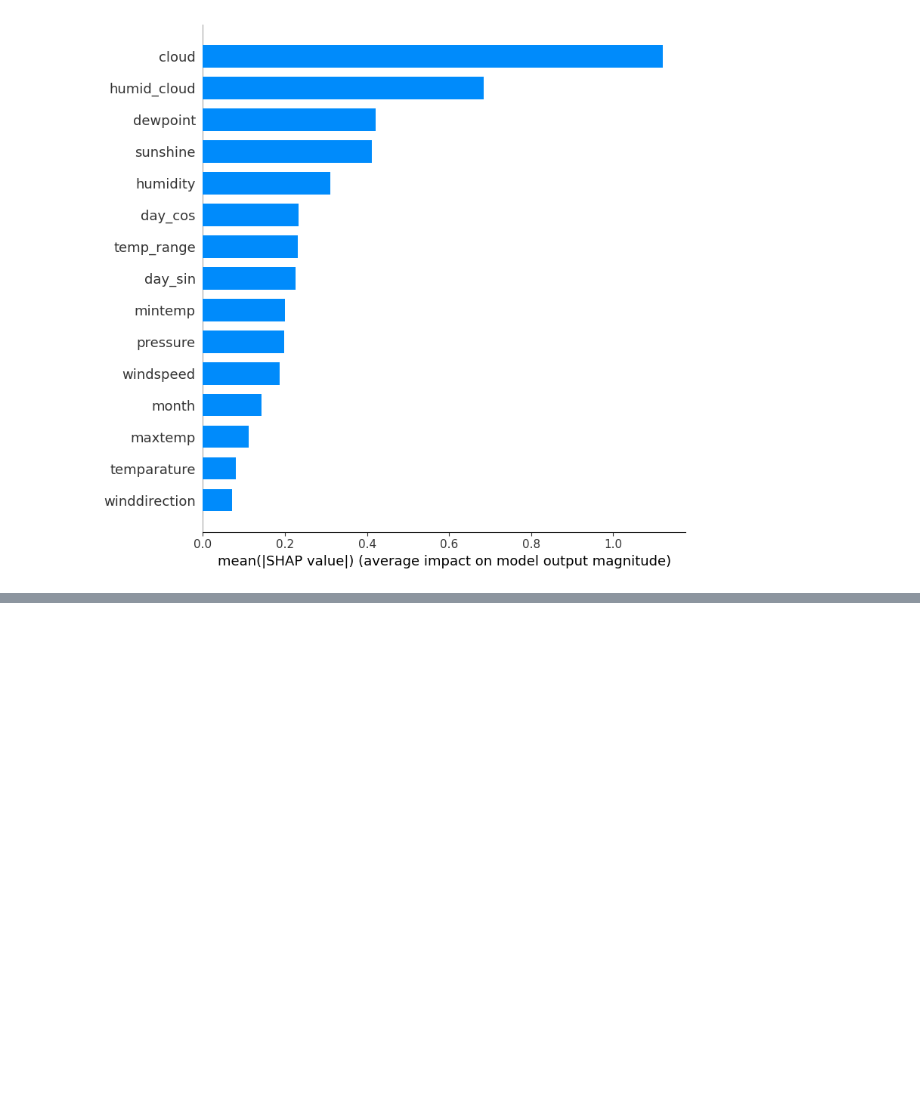
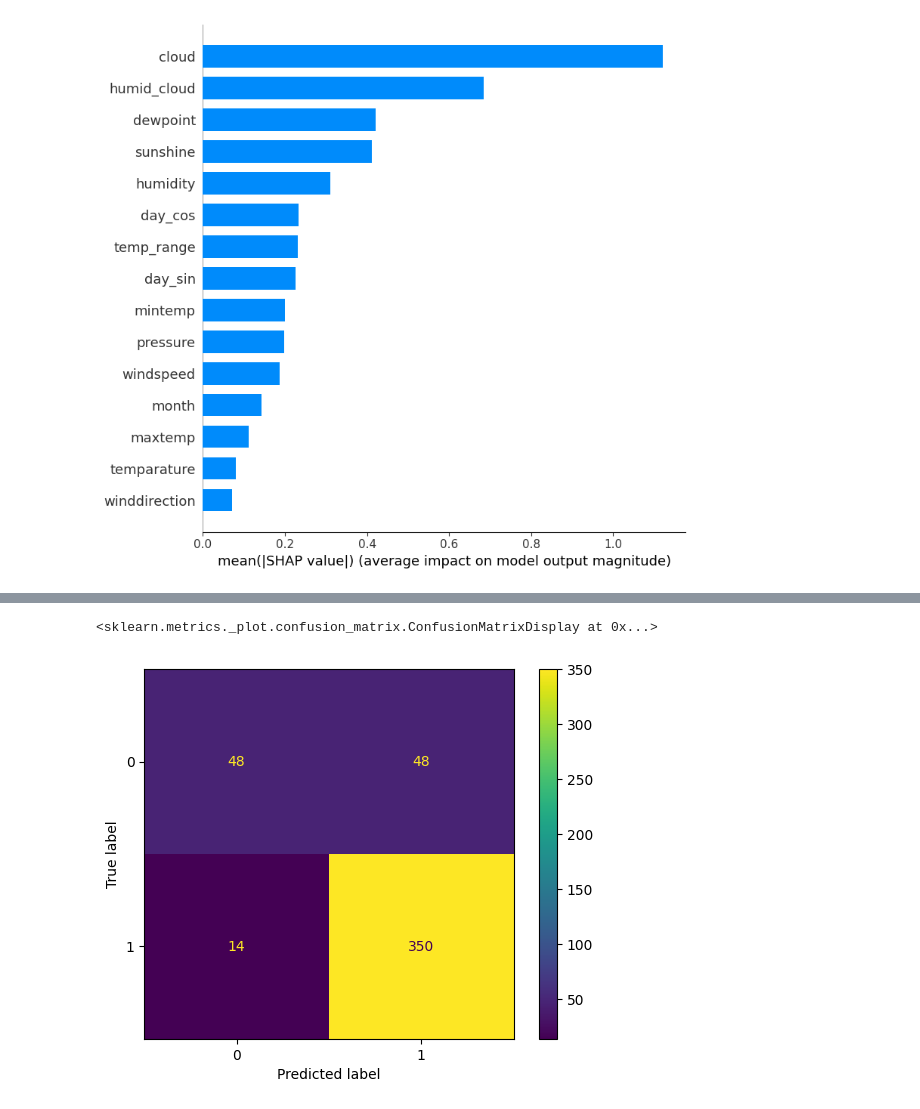
Before and after one commit to ayushsyntax/SkyCast, a Jupyter notebook: projectRain.ipynb, the cells around one changed output, grey strips where cells are left out. Cells and saved outputs as stored; diff of their text form; code cells hidden in the pictures; blank space fills up the shorter version.

```diff
--- a/projectRain.ipynb
+++ b/projectRain.ipynb
@@ -875,3 +875,10 @@ shap_values = explainer(X_test)
 shap.summary_plot(shap_values, X_test, plot_type="bar")  # bar or dot
 # %% [output]
 [figure]
+# %%
+top_features = ['cloud', 'humid_cloud', 'dewpoint', 'sunshine', 'humidity', 'day_cos', 'temp_range']
+X_train_top = X_train[top_features]
+X_test_top = X_test[top_features]
+
+xgb.fit(X_train_top, y_train)
+y_pred = xgb.predict(X_test_top)
@@ -877,0 +901,5 @@ shap.summary_plot(shap_values, X_test, plot_type="bar")  # bar or dot
+# %%
+y_proba = xgb.predict_proba(X_test_top)[:, 1]
+y_pred_thresh = (y_proba >= 0.31).astype(int)
+
+print(classification_report(y_test, y_pred_thresh))
@@ -877,0 +915,9 @@ shap.summary_plot(shap_values, X_test, plot_type="bar")  # bar or dot
+# %%
+from sklearn.metrics import confusion_matrix, ConfusionMatrixDisplay
+
+cm = confusion_matrix(y_test, y_pred_thresh)
+disp = ConfusionMatrixDisplay(confusion_matrix=cm)
+disp.plot()
+# %% [output]
+<sklearn.metrics._plot.confusion_matrix.ConfusionMatrixDisplay at 0x...>
+[figure, added]
```
Also changed, not shown: parts of 9 cells of this notebook.
